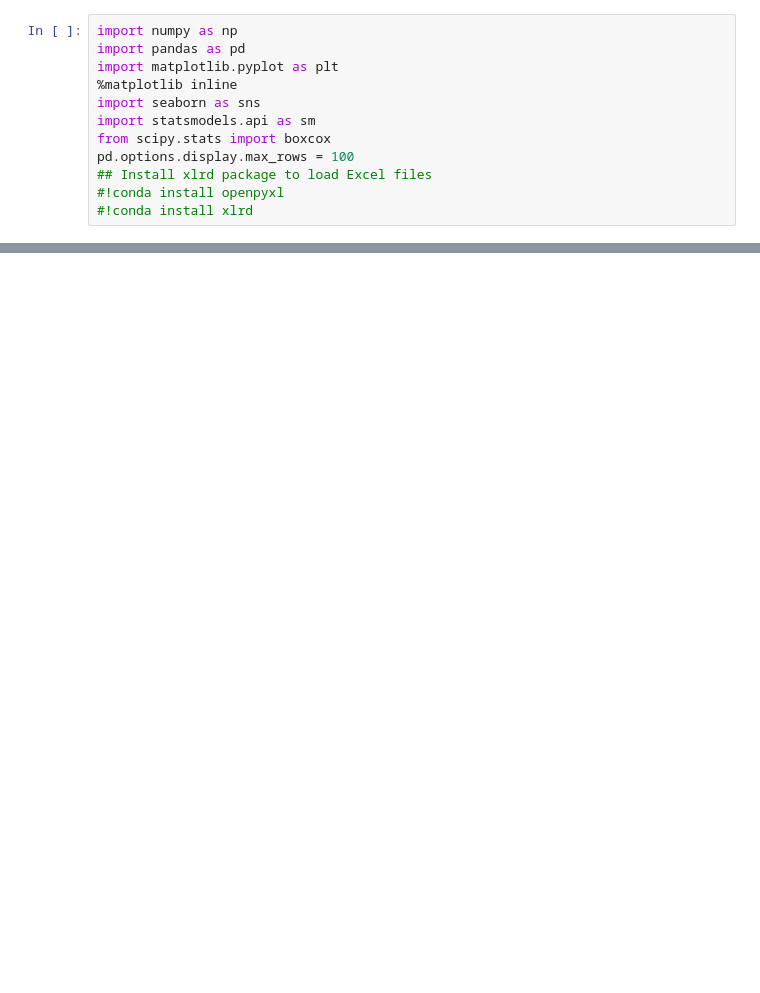
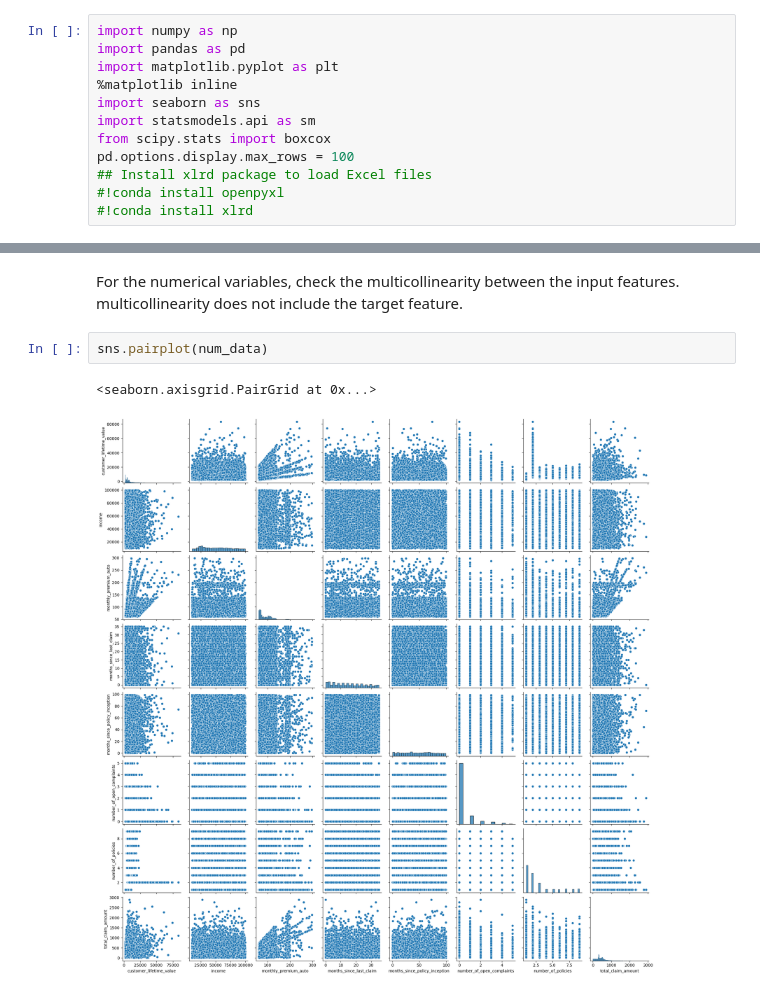
Before and after one commit to DGU94/Ironhack_Davidguillet_Lab, a Jupyter notebook: Week 2/Customer_Analysis_Case_Study_ [LAB]_DGU_Activities_3&4.ipynb, the cells around one changed output, grey strips where cells are left out. Drawn from its saved outputs; the diff is of its cells as text; blank space fills up the shorter version.

```diff
--- a/Week 2/Customer_Analysis_Case_Study_ [LAB]_DGU_Activities_3&4.ipynb
+++ b/Week 2/Customer_Analysis_Case_Study_ [LAB]_DGU_Activities_3&4.ipynb
@@ -66,0 +120,7 @@ Deprecated in NumPy 1.20; for more details and guidance: https://numpy.org/devdo
+# %% [markdown]
+For the numerical variables, check the multicollinearity between the input features. multicollinearity does not include the target feature.
+# %%
+sns.pairplot(num_data)
+# %% [output]
+<seaborn.axisgrid.PairGrid at 0x...>
+[figure, added]
```
Also changed, not shown: parts of 33 cells of this notebook.
